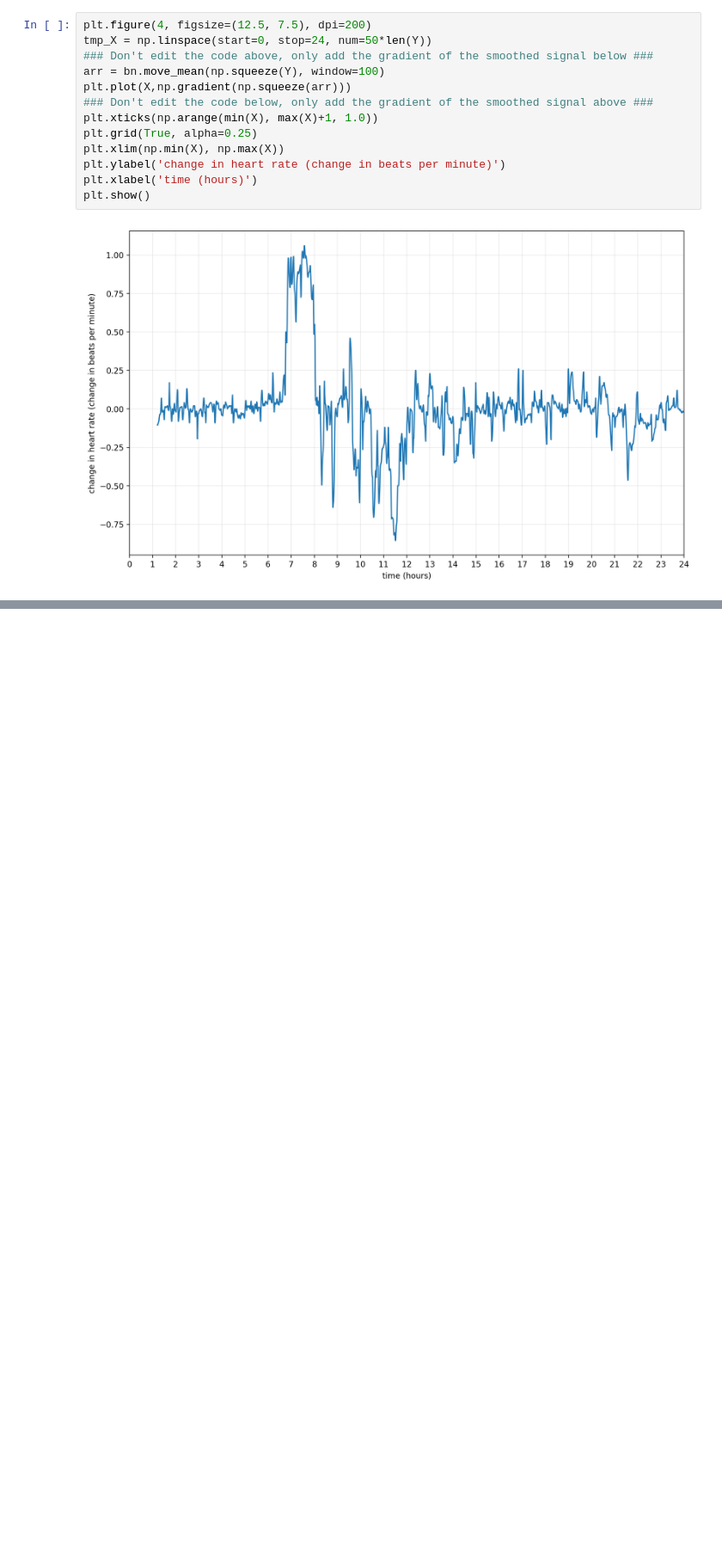
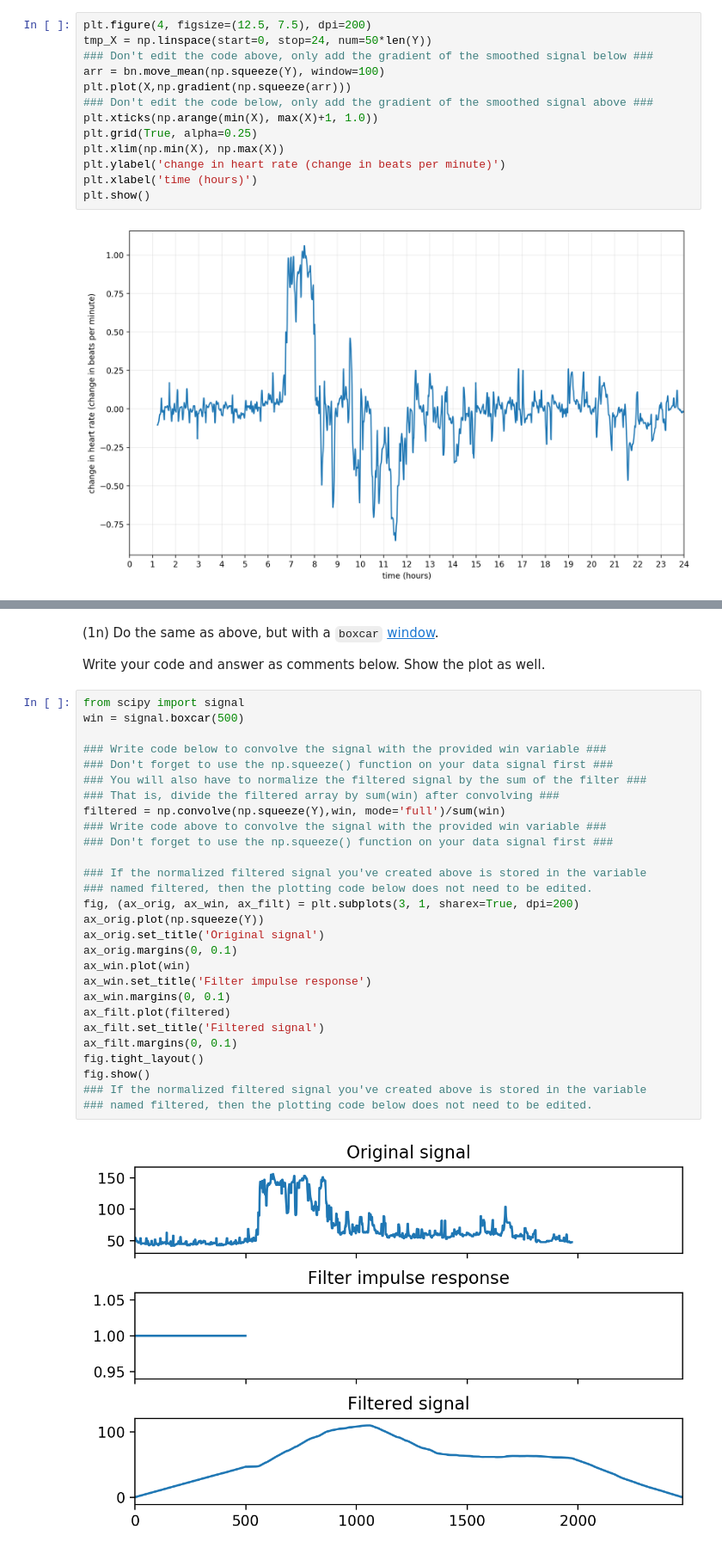
Before and after one commit to shak360/Lab-Training, a Jupyter notebook: Module_2_Python-ML/Assignment_4/svisagan/Assignment_4.ipynb, the cells around one changed output, grey strips where cells are left out. Shown at 86% size. Saved outputs shown, nothing was run; the diff lists cells and outputs as text; blank space fills up the shorter version.

```diff
--- a/Module_2_Python-ML/Assignment_4/svisagan/Assignment_4.ipynb
+++ b/Module_2_Python-ML/Assignment_4/svisagan/Assignment_4.ipynb
@@ -244,0 +263,34 @@ NameError: name 'sig' is not defined
+# %% [markdown]
+(1n) Do the same as above, but with a `boxcar` [window](https://scipy.github.io/devdocs/generated/scipy.signal.windows.boxcar.html#scipy.signal.windows.boxcar).
+
+Write your code and answer as comments below. Show the plot as well.
+# %%
+from scipy import signal
+win = signal.boxcar(500)
+
+### Write code below to convolve the signal with the provided win variable ###
+### Don't forget to use the np.squeeze() function on your data signal first ###
+### You will also have to normalize the filtered signal by the sum of the filter ###
+### That is, divide the filtered array by sum(win) after convolving ###
+filtered = np.convolve(np.squeeze(Y),win, mode='full')/sum(win)
+### Write code above to convolve the signal with the provided win variable ###
+### Don't forget to use the np.squeeze() function on your data signal first ###
+
+### If the normalized filtered signal you've created above is stored in the variable
+### named filtered, then the plotting code below does not need to be edited.
+fig, (ax_orig, ax_win, ax_filt) = plt.subplots(3, 1, sharex=True, dpi=200)
+ax_orig.plot(np.squeeze(Y))
+ax_orig.set_title('Original signal')
+ax_orig.margins(0, 0.1)
+ax_win.plot(win)
+ax_win.set_title('Filter impulse response')
+ax_win.margins(0, 0.1)
+ax_filt.plot(filtered)
+ax_filt.set_title('Filtered signal')
+ax_filt.margins(0, 0.1)
+fig.tight_layout()
+fig.show()
+### If the normalized filtered signal you've created above is stored in the variable
+### named filtered, then the plotting code below does not need to be edited.
+# %% [output]
+[figure, added]
```
Also changed, not shown: parts of 12 cells of this notebook.
